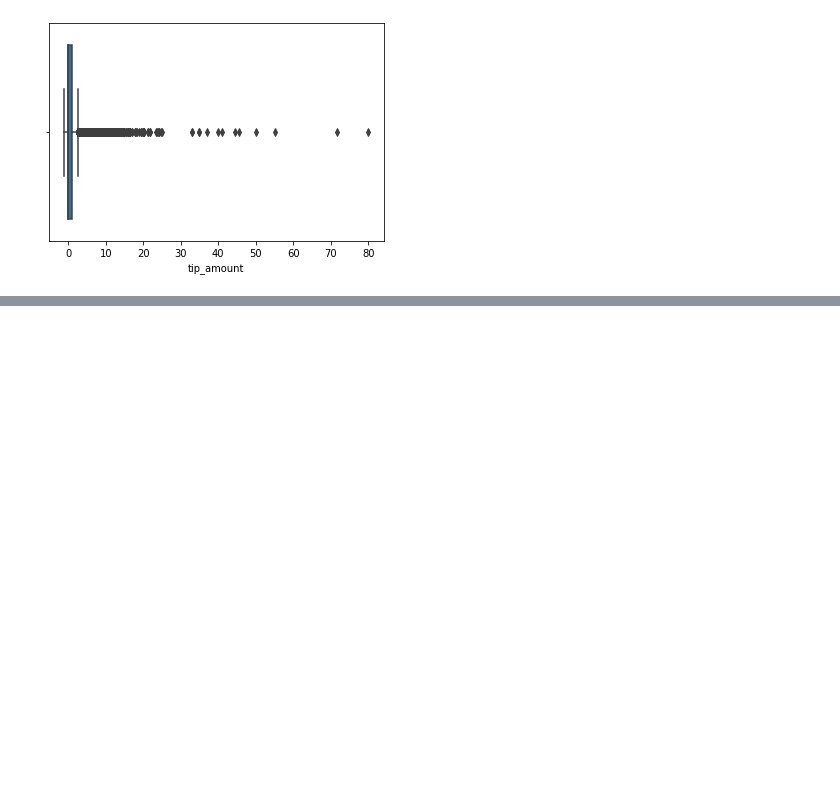
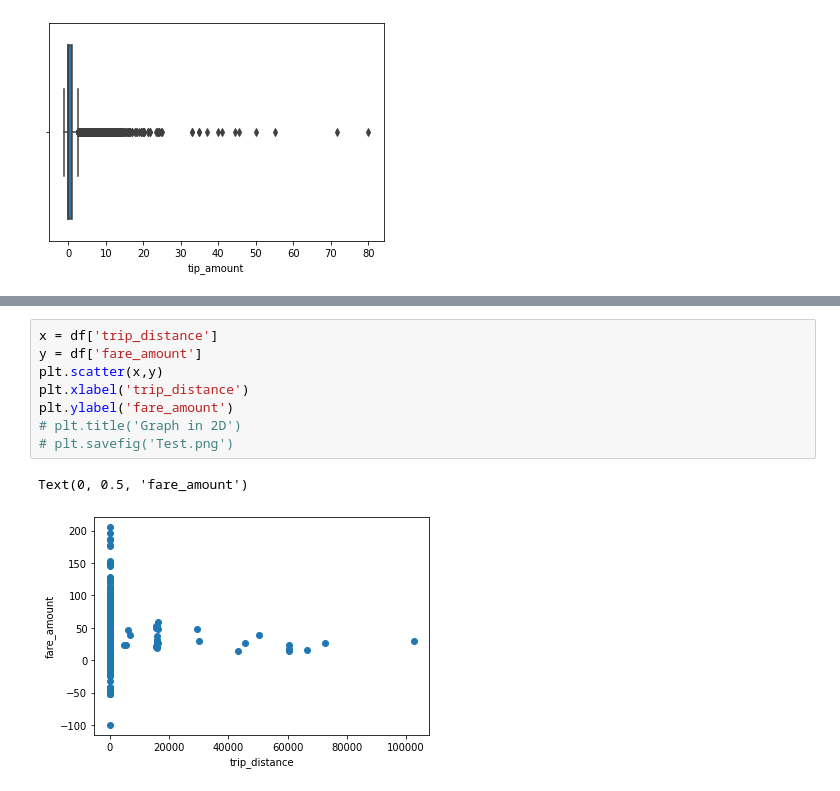
Before and after one commit to Vipin22875/Data-Science-Project, a Jupyter notebook: ds.ipynb, the cells around one changed output, grey strips where cells are left out. Cells and saved outputs as stored; diff of their text form; blank space fills up the shorter version.

```diff
--- a/ds.ipynb
+++ b/ds.ipynb
@@ -234,0 +237,11 @@ plt.show()
+# %%
+x = df['trip_distance']
+y = df['fare_amount']
+plt.scatter(x,y)
+plt.xlabel('trip_distance')
+plt.ylabel('fare_amount')
+# plt.title('Graph in 2D')
+# plt.savefig('Test.png')
+# %% [output]
+Text(0, 0.5, 'fare_amount')
+[figure, added]
```
Also changed, not shown: parts of 7 cells of this notebook.
